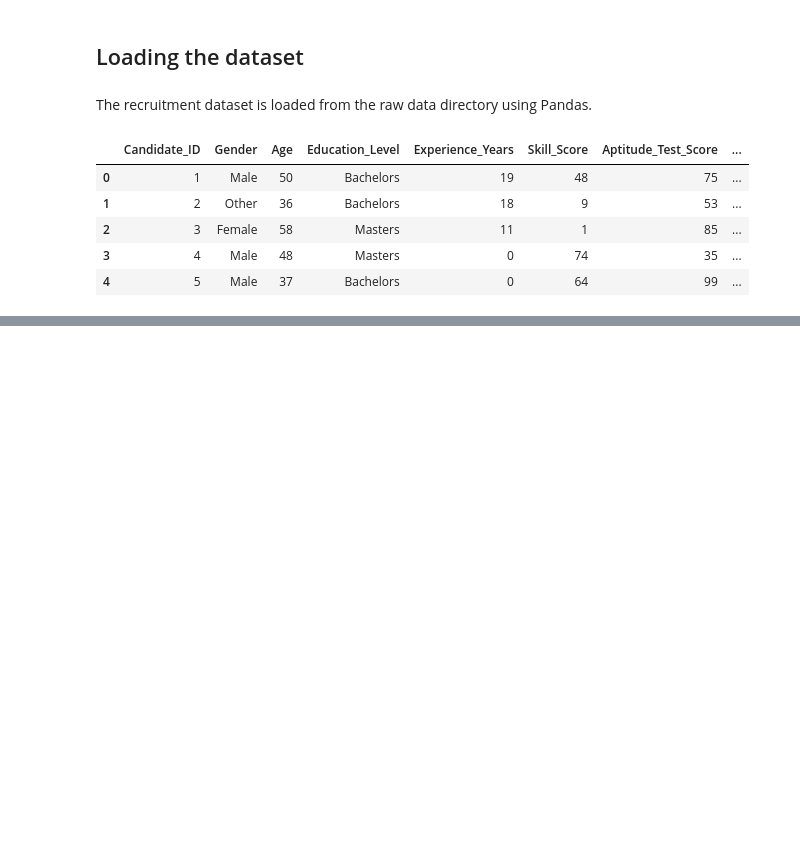
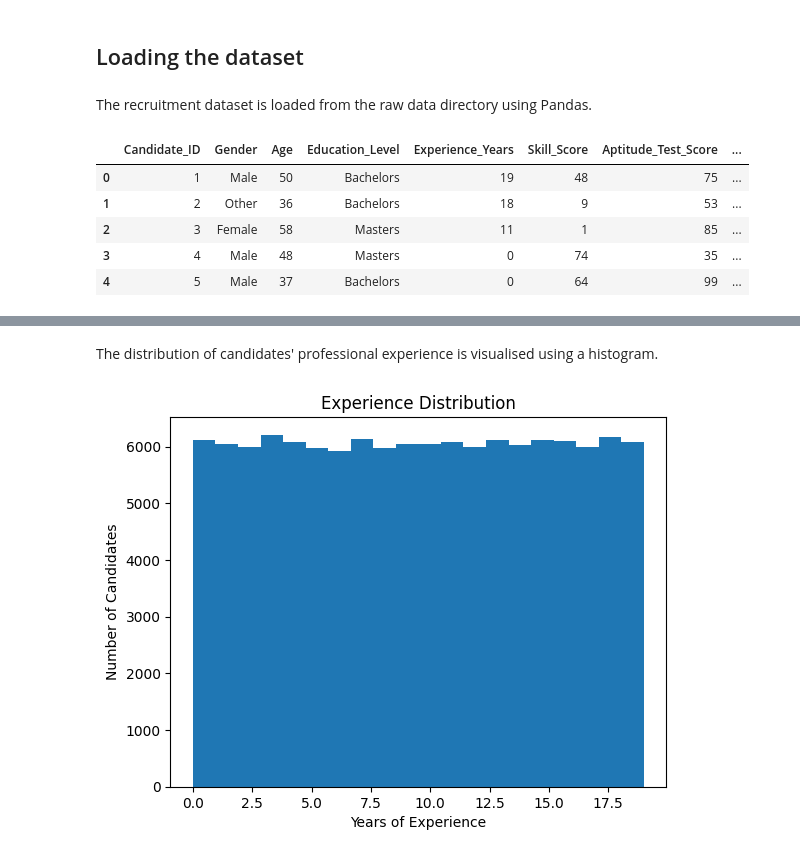
Before and after one commit to hiteshhighest/AI-Biasness, a Jupyter notebook: notebooks/01_data_exploration.ipynb, the cells around one changed output, grey strips where cells are left out. Cells and saved outputs as stored; diff of their text form; code cells hidden in the pictures; blank space fills up the shorter version.

```diff
--- a/notebooks/01_data_exploration.ipynb
+++ b/notebooks/01_data_exploration.ipynb
@@ -25,0 +194,12 @@ df.head()
+# %% [markdown]
+The distribution of candidates' professional experience is visualised using a histogram.
+# %%
+plt.hist(df["Experience_Years"], bins=20)
+
+plt.title("Experience Distribution")
+plt.xlabel("Years of Experience")
+plt.ylabel("Number of Candidates")
+
+plt.show()
+# %% [output]
+[figure, added]
```
Also changed, not shown: parts of 46 cells of this notebook, 1 other file.
